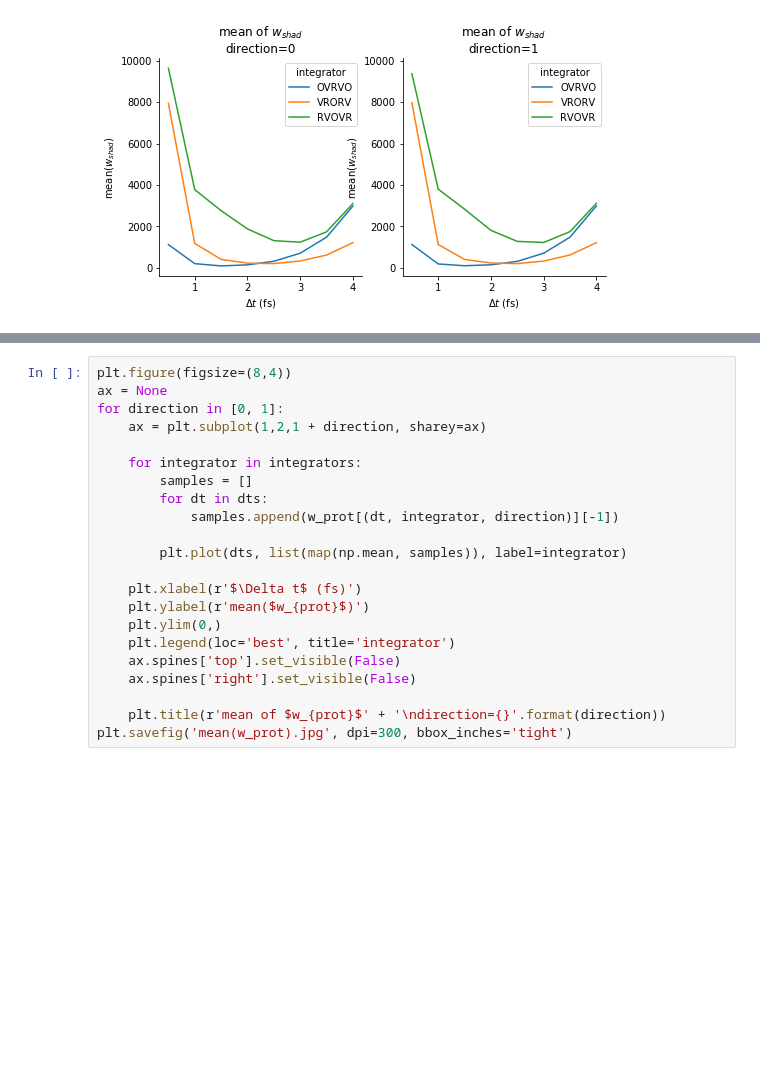
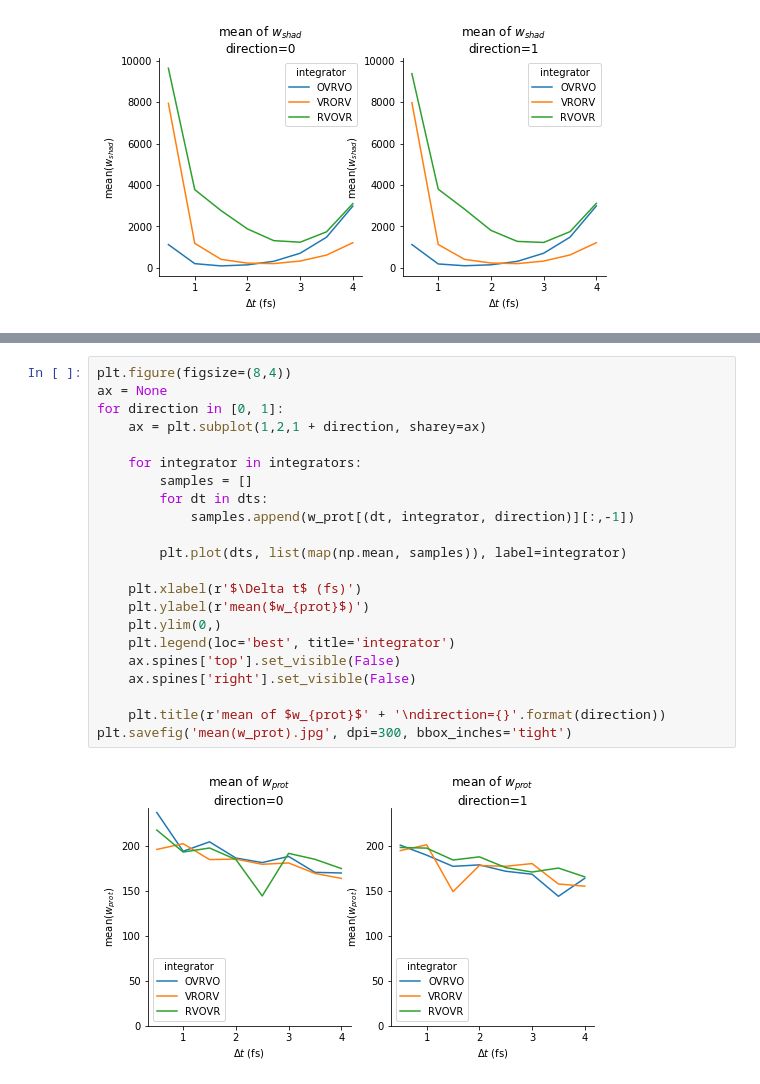
Before and after one commit to choderalab/importance-of-shadow-work, a Jupyter notebook: notebooks/plot-cdk2-14-15.ipynb, the cells around one changed output, grey strips where cells are left out. Saved outputs shown, nothing was run; the diff lists cells and outputs as text; blank space fills up the shorter version.

```diff
--- a/notebooks/plot-cdk2-14-15.ipynb
+++ b/notebooks/plot-cdk2-14-15.ipynb
@@ -144,22 +172,24 @@ plt.savefig('stddev(w_prot).jpg', dpi=300, bbox_inches='tight')
 # %%
 plt.figure(figsize=(8,4))
 ax = None
 for direction in [0, 1]:
     ax = plt.subplot(1,2,1 + direction, sharey=ax)
 
     for integrator in integrators:
         samples = []
         for dt in dts:
-            samples.append(w_prot[(dt, integrator, direction)][-1])
+            samples.append(w_prot[(dt, integrator, direction)][:,-1])
 
         plt.plot(dts, list(map(np.mean, samples)), label=integrator)
 
     plt.xlabel(r'$\Delta t$ (fs)')
     plt.ylabel(r'mean($w_{prot}$)')
     plt.ylim(0,)
     plt.legend(loc='best', title='integrator')
     ax.spines['top'].set_visible(False)
     ax.spines['right'].set_visible(False)
 
     plt.title(r'mean of $w_{prot}$' + '\ndirection={}'.format(direction))
 plt.savefig('mean(w_prot).jpg', dpi=300, bbox_inches='tight')
+# %% [output]
+[figure, added]
```
Also changed, not shown: parts of 12 cells of this notebook, 7 other files.
